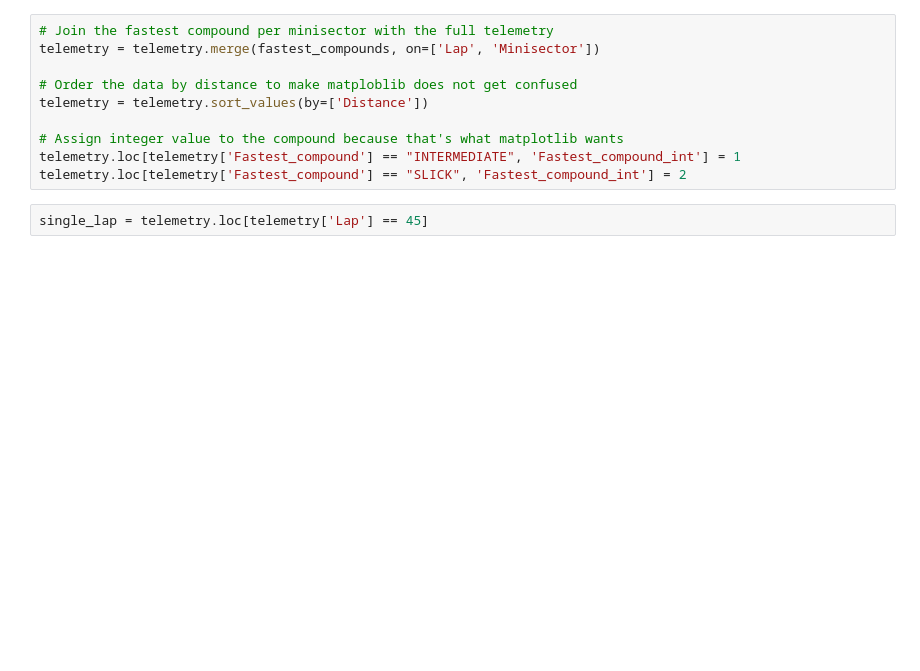
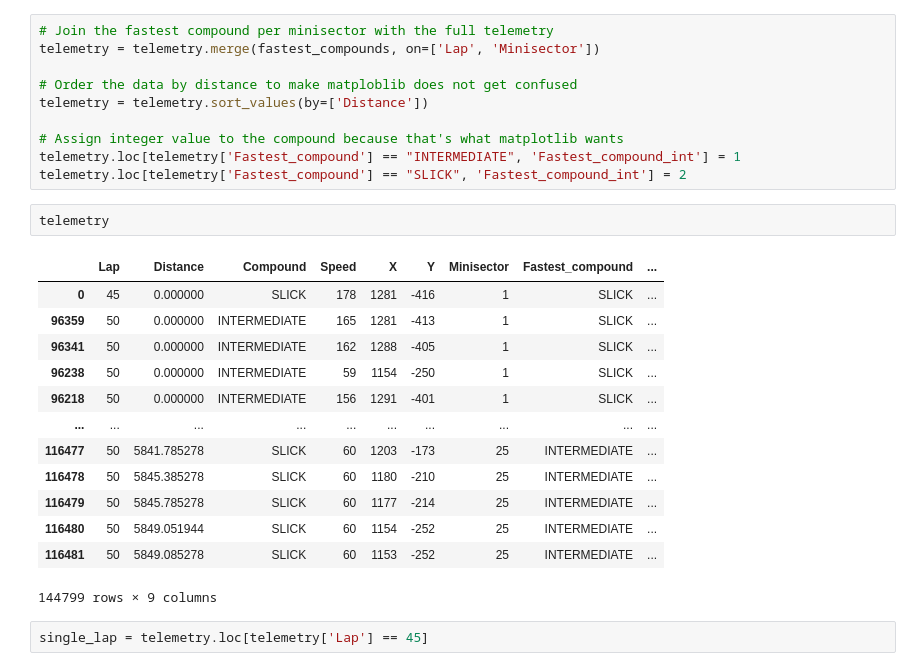
Before and after one commit to SamBurky/formula1-telemetry, a Jupyter notebook: Telemetry/telemetrybasics.ipynb, the cells around one changed output. Saved outputs shown, nothing was run; the diff lists cells and outputs as text; blank space fills up the shorter version.

```diff
--- a/Telemetry/telemetrybasics.ipynb
+++ b/Telemetry/telemetrybasics.ipynb
@@ -336,6 +336,22 @@ telemetry = telemetry.sort_values(by=['Distance'])
 # Assign integer value to the compound because that's what matplotlib wants
 telemetry.loc[telemetry['Fastest_compound'] == "INTERMEDIATE", 'Fastest_compound_int'] = 1
 telemetry.loc[telemetry['Fastest_compound'] == "SLICK", 'Fastest_compound_int'] = 2
+# %%
+telemetry
+# %% [output]
+|  | Lap | Distance | Compound | Speed | X | Y | Minisector | Fastest_compound | ... |
+| 0 | 45 | 0.000000 | SLICK | 178 | 1281 | -416 | 1 | SLICK | ... |
+| 96359 | 50 | 0.000000 | INTERMEDIATE | 165 | 1281 | -413 | 1 | SLICK | ... |
+| 96341 | 50 | 0.000000 | INTERMEDIATE | 162 | 1288 | -405 | 1 | SLICK | ... |
+| 96238 | 50 | 0.000000 | INTERMEDIATE | 59 | 1154 | -250 | 1 | SLICK | ... |
+| 96218 | 50 | 0.000000 | INTERMEDIATE | 156 | 1291 | -401 | 1 | SLICK | ... |
+| ... | ... | ... | ... | ... | ... | ... | ... | ... | ... |
+| 116477 | 50 | 5841.785278 | SLICK | 60 | 1203 | -173 | 25 | INTERMEDIATE | ... |
+| 116478 | 50 | 5845.385278 | SLICK | 60 | 1180 | -210 | 25 | INTERMEDIATE | ... |
+| 116479 | 50 | 5845.785278 | SLICK | 60 | 1177 | -214 | 25 | INTERMEDIATE | ... |
+| 116480 | 50 | 5849.051944 | SLICK | 60 | 1154 | -252 | 25 | INTERMEDIATE | ... |
+| 116481 | 50 | 5849.085278 | SLICK | 60 | 1153 | -252 | 25 | INTERMEDIATE | ... |
+144799 rows × 9 columns
 # %%
 single_lap = telemetry.loc[telemetry['Lap'] == 45]
 # %%
```
Also changed, not shown: parts of 10 cells of this notebook.
